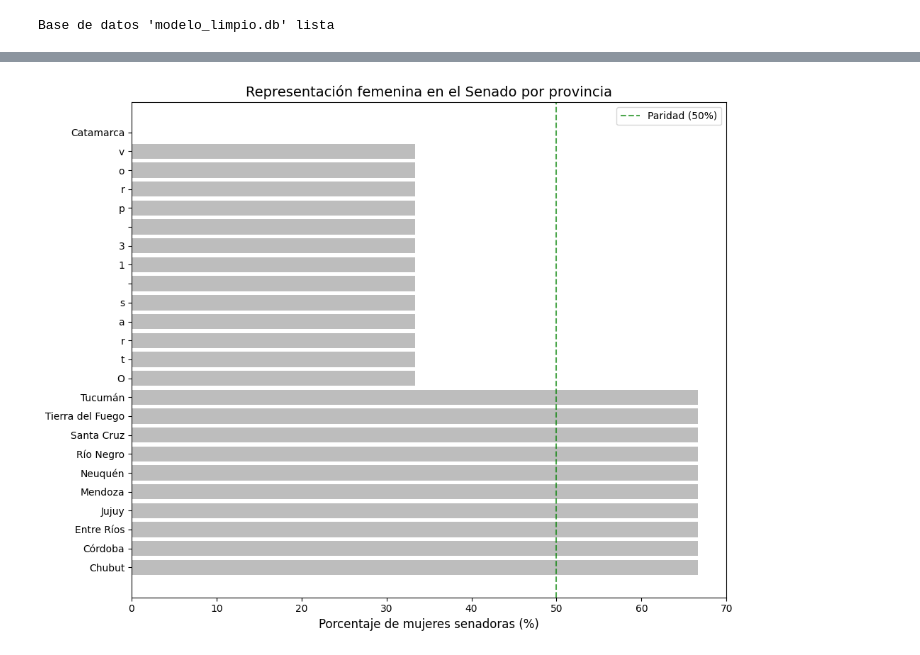
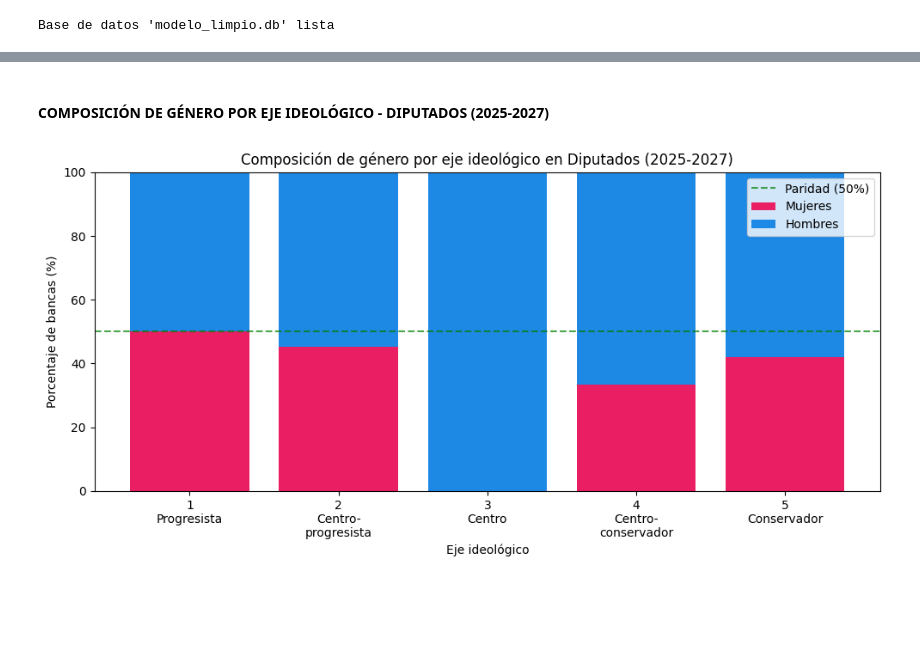
Before and after one commit to flordis/IT-Academy, a Jupyter notebook: proyecto/ITA_project_analysis.ipynb, the cells around one changed output, grey strips where cells are left out. Drawn from its saved outputs; the diff is of its cells as text; code cells hidden in the pictures; blank space fills up the shorter version.

```diff
--- a/proyecto/ITA_project_analysis.ipynb
+++ b/proyecto/ITA_project_analysis.ipynb
@@ -510,26 +12,0 @@ plt.show()
-# %%
-# Simulando datos completos para 24 provincias
-provincias = ['Chubut', 'Córdoba', 'Entre Ríos', 'Jujuy', 'Mendoza', 'Neuquén',
-              'Río Negro', 'Santa Cruz', 'Tierra del Fuego', 'Tucumán'] + ['Catamarca'] + list('Otras 13 provincias')
-mujeres_senado = [2]*10 + [0] + [1]*13  # Otras: 1 mujer en promedio
-hombres_senado = [1]*10 + [2] + [2]*13
-
-# Ordenar por % de mujeres
-porcentaje_mujeres = [m/(m+h)*100 for m, h in zip(mujeres_senado, hombres_senado)]
-datos_ordenados = sorted(zip(provincias, porcentaje_mujeres, mujeres_senado, hombres_senado),
-                        key=lambda x: x[1], reverse=True)
-prov_ord, pct_ord, m_ord, h_ord = zip(*datos_ordenados)
-
-fig, ax = plt.subplots(figsize=(10, 8))
-y_pos = range(len(prov_ord))
-ax.barh(y_pos, pct_ord, color=['#E91E63' if p == 66.7 else '#FFB74D' if p == 33.3 else '#BDBDBD' for p in pct_ord])
-ax.set_yticks(y_pos)
-ax.set_yticklabels(prov_ord)
-ax.set_xlabel('Porcentaje de mujeres senadoras (%)', fontsize=12)
-ax.set_title('Representación femenina en el Senado por provincia', fontsize=14)
-ax.axvline(50, color='green', linestyle='--', alpha=0.7, label='Paridad (50%)')
-ax.legend()
-plt.tight_layout()
-plt.show()
-# %% [output]
-[figure, removed]
@@ -535,0 +27,2 @@ plt.show()
+# %% [markdown]
+#### COMPOSICIÓN DE GÉNERO POR EJE IDEOLÓGICO - DIPUTADOS (2025-2027)
@@ -535,0 +38,35 @@ plt.show()
+# %%
+# Filtrar solo ejes clasificados (1, 2, 3, 4, 5)
+resultado_clasificados = resultado[resultado['eje'].isin([1, 2, 3, 4, 5])].copy()
+
+# Calcular porcentajes por eje
+totales_por_eje = resultado_clasificados.groupby('eje')['bancas'].transform('sum')
+resultado_clasificados['porcentaje'] = (resultado_clasificados['bancas'] / totales_por_eje) * 100
+
+# Pivotear
+pivot = resultado_clasificados.pivot(index='eje', columns='genero', values='porcentaje').fillna(0)
+pivot = pivot.reindex([1, 2, 3, 4, 5])  # Ordenar ejes
+
+# Graficar
+fig, ax = plt.subplots(figsize=(10, 5))
+
+# Barras apiladas
+ax.bar(pivot.index, pivot['femenino'], label='Mujeres', color='#E91E63')
+ax.bar(pivot.index, pivot['masculino'], bottom=pivot['femenino'], label='Hombres', color='#1E88E5')
+
+# Línea de paridad
+ax.axhline(50, color='green', linestyle='--', alpha=0.7, label='Paridad (50%)')
+
+# Etiquetas
+ax.set_xlabel('Eje ideológico')
+ax.set_ylabel('Porcentaje de bancas (%)')
+ax.set_title('Composición de género por eje ideológico en Diputados (2025-2027)')
+ax.legend()
+ax.set_ylim(0, 100)
+ax.set_xticks([1, 2, 3, 4, 5])
+ax.set_xticklabels(['1\nProgresista', '2\nCentro-\nprogresista', '3\nCentro', '4\nCentro-\nconservador', '5\nConservador'])
+
+plt.tight_layout()
+plt.show()
+# %% [output]
+[figure, added]
```
Also changed, not shown: parts of 25 cells of this notebook, 1 other file.
